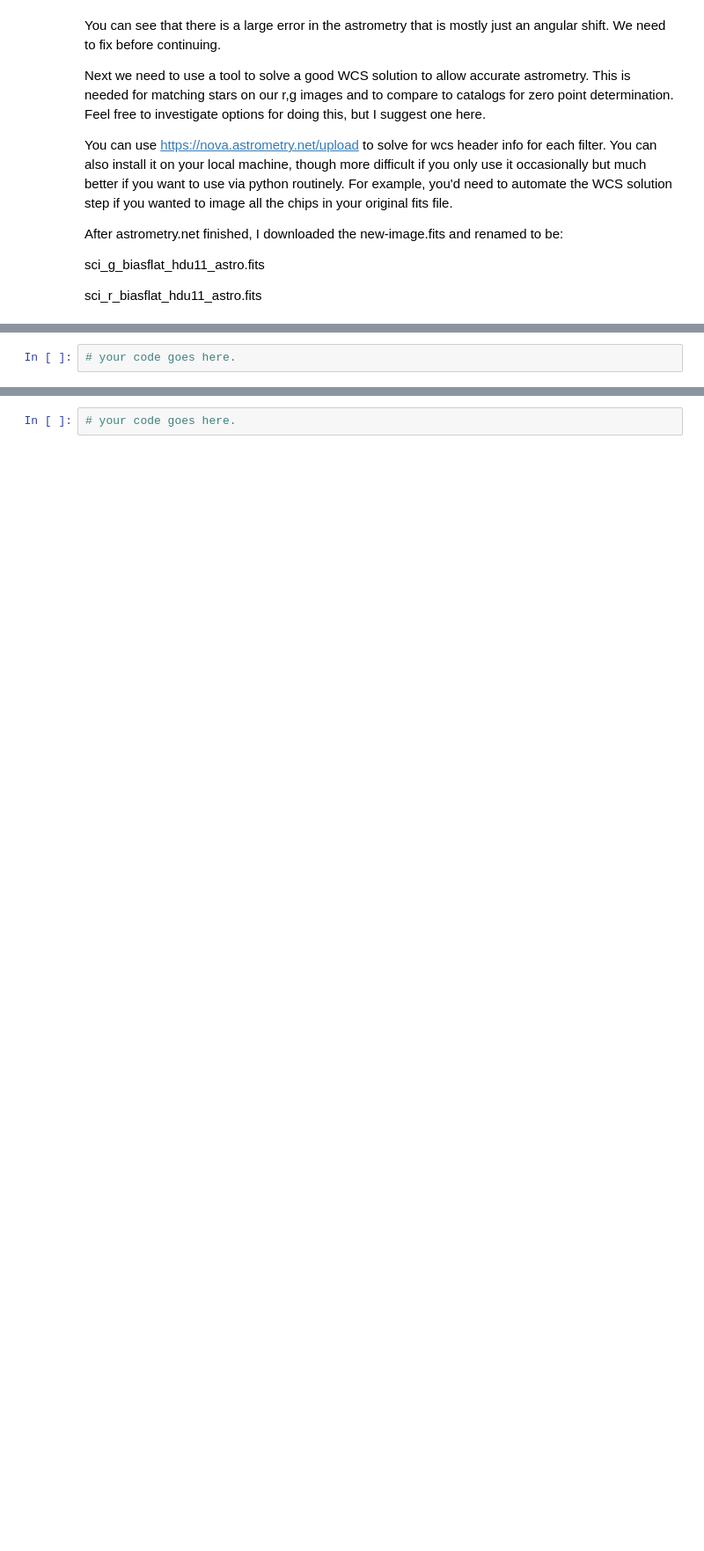
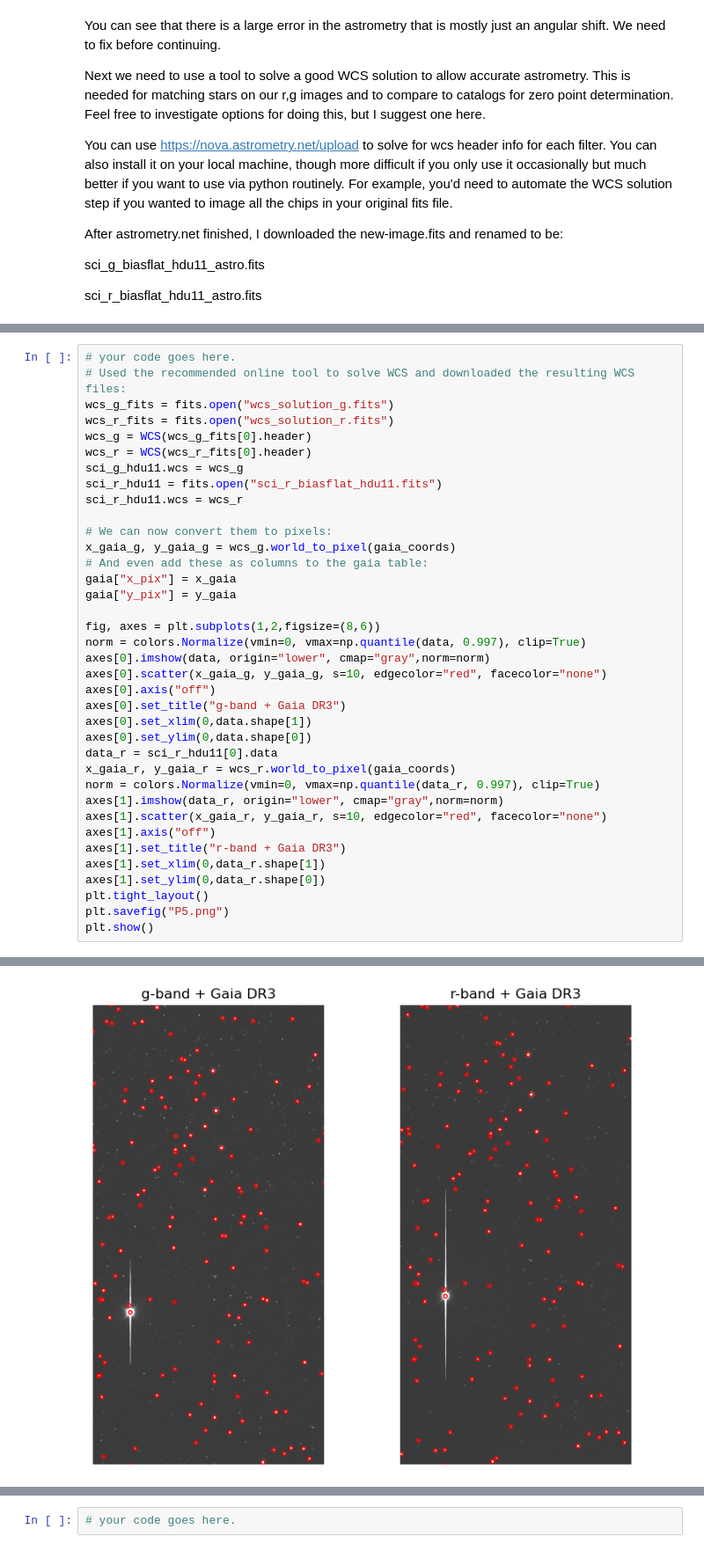
Before and after one commit to oliviergilbertastro/UMich, a Jupyter notebook: ASTRO501/hw1b/HW1b_v1.1.ipynb, the cells around one changed output, grey strips where cells are left out. Shown at 88% size. Saved outputs shown, nothing was run; the diff lists cells and outputs as text; blank space fills up the shorter version.

```diff
--- a/ASTRO501/hw1b/HW1b_v1.1.ipynb
+++ b/ASTRO501/hw1b/HW1b_v1.1.ipynb
@@ -704,3 +704,39 @@ Here is what it should look like:
 <img src="HW1b_images/2059a92f-dfeb-4ec5-9926-23f794cad348.png" width="600">
 # %%
 # your code goes here.
+# Used the recommended online tool to solve WCS and downloaded the resulting WCS files:
+wcs_g_fits = fits.open("wcs_solution_g.fits")
+wcs_r_fits = fits.open("wcs_solution_r.fits")
+wcs_g = WCS(wcs_g_fits[0].header)
+wcs_r = WCS(wcs_r_fits[0].header)
+sci_g_hdu11.wcs = wcs_g
+sci_r_hdu11 = fits.open("sci_r_biasflat_hdu11.fits")
+sci_r_hdu11.wcs = wcs_r
+
+# We can now convert them to pixels:
+x_gaia_g, y_gaia_g = wcs_g.world_to_pixel(gaia_coords)
+# And even add these as columns to the gaia table:
+gaia["x_pix"] = x_gaia
+gaia["y_pix"] = y_gaia
+
+fig, axes = plt.subplots(1,2,figsize=(8,6))
+norm = colors.Normalize(vmin=0, vmax=np.quantile(data, 0.997), clip=True)
+axes[0].imshow(data, origin="lower", cmap="gray",norm=norm)
+axes[0].scatter(x_gaia_g, y_gaia_g, s=10, edgecolor="red", facecolor="none")
+axes[0].axis("off")
+axes[0].set_title("g-band + Gaia DR3")
+axes[0].set_xlim(0,data.shape[1])
+axes[0].set_ylim(0,data.shape[0])
+data_r = sci_r_hdu11[0].data
+x_gaia_r, y_gaia_r = wcs_r.world_to_pixel(gaia_coords)
+norm = colors.Normalize(vmin=0, vmax=np.quantile(data_r, 0.997), clip=True)
+axes[1].imshow(data_r, origin="lower", cmap="gray",norm=norm)
+axes[1].scatter(x_gaia_r, y_gaia_r, s=10, edgecolor="red", facecolor="none")
+axes[1].axis("off")
+axes[1].set_title("r-band + Gaia DR3")
+axes[1].set_xlim(0,data_r.shape[1])
+axes[1].set_ylim(0,data_r.shape[0])
+plt.tight_layout()
+plt.savefig("P5.png")
+plt.show()
+# %% [output]
@@ -707,3 +744,4 @@ Here is what it should look like:
+[figure, added]
 # %% [markdown]
 ## Plot P6: Estimate seeing FWHM of images *(create the requested figure)*
 
```
Also changed, not shown: parts of 1 cell of this notebook, 1 other file.
